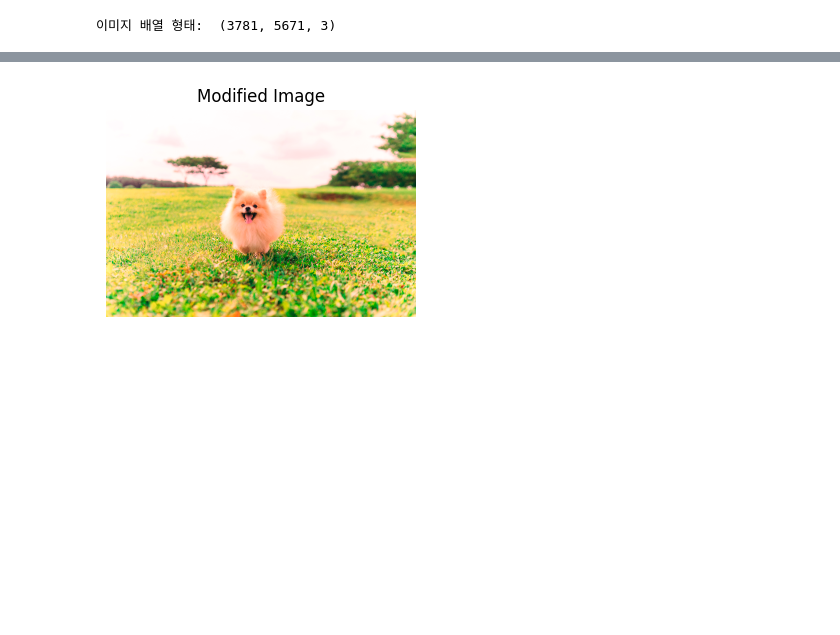
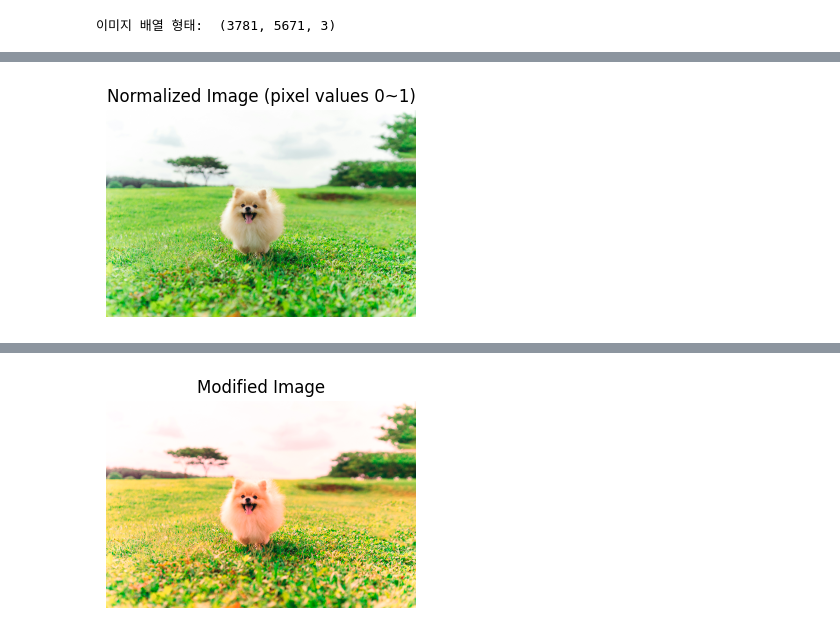
Before and after one commit to stat6503/PP2025, a Jupyter notebook: 4_3_matplotlib.ipynb, the cells around one changed output, grey strips where cells are left out. Saved outputs shown, nothing was run; the diff lists cells and outputs as text; code cells hidden in the pictures; blank space fills up the shorter version.

```diff
--- a/4_3_matplotlib.ipynb
+++ b/4_3_matplotlib.ipynb
@@ -347,0 +348,13 @@ b = img_array[:, :, 2]
+# %%
+## 정규화 : 픽셀 값을 0~1 사이의 실수로 변환
+# 일반적으로 머신러닝/딥러닝 모델 입력 시 이미지를 정규화하여 사용함
+# 학습 안정성과 성능 향상을 위한 필수적인 전처리 과정
+img_normalized = img_array / 255.0
+
+plt.figure(figsize=(4, 4))
+plt.imshow(img_normalized)
+plt.title('Normalized Image (pixel values 0~1)')
+plt.axis('off')
+plt.show()
+# %% [output]
+[figure, added]
```
Also changed, not shown: parts of 26 cells of this notebook, 19 other files.
